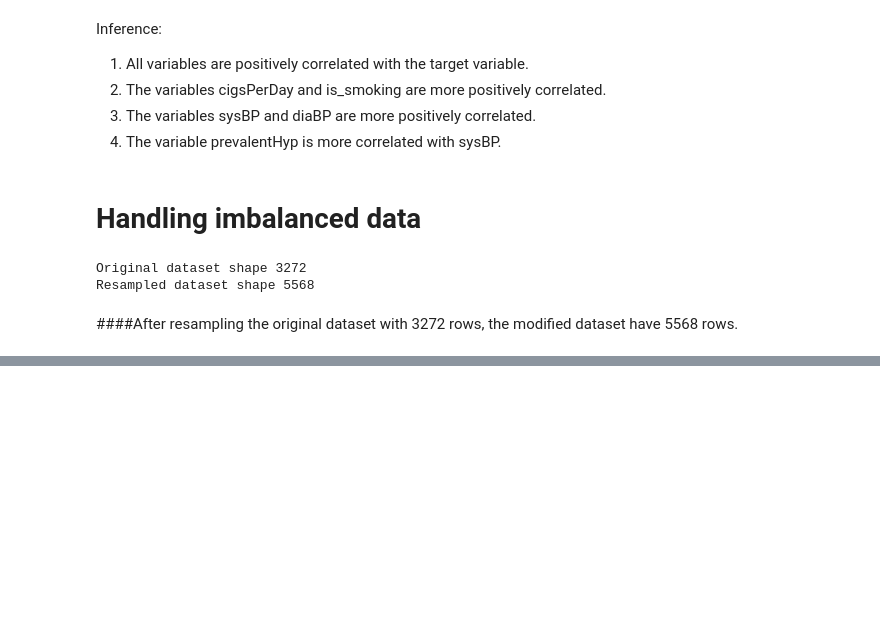
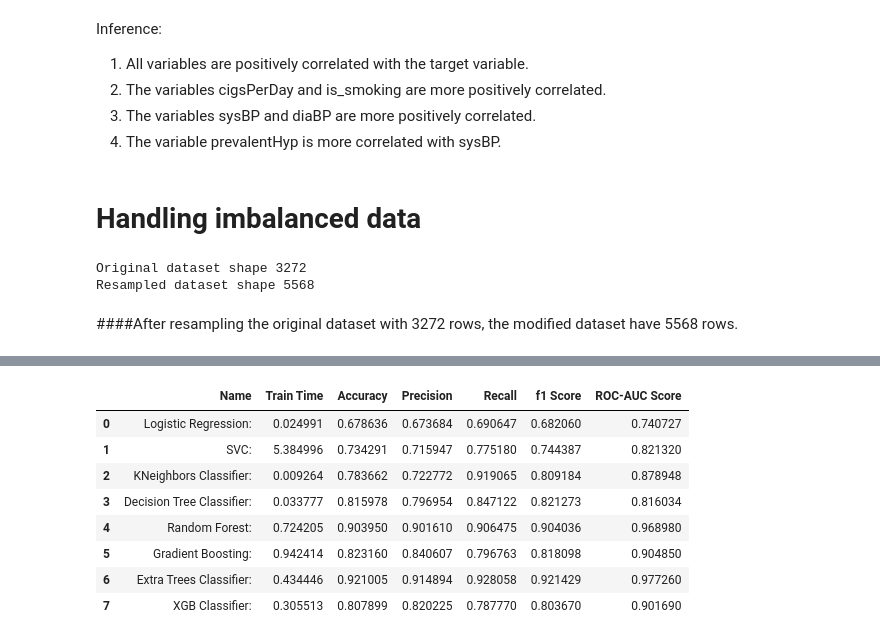
Before and after one commit to Akshadanair/Cardiovascular-Risk-Prediction, a Jupyter notebook: Cardiovascular_Risk_Prediction.ipynb, the cells around one changed output, grey strips where cells are left out. Drawn from its saved outputs; the diff is of its cells as text; code cells hidden in the pictures; blank space fills up the shorter version.

```diff
--- a/Cardiovascular_Risk_Prediction.ipynb
+++ b/Cardiovascular_Risk_Prediction.ipynb
@@ -633,0 +754,3 @@ Resampled dataset shape 5568
+# %%
+#Splitting the dataset into the training and validation set
+X_train, X_val, y_train, y_val = train_test_split(X_smote, y_smote, test_size = 0.2, random_state = 0)
@@ -633,0 +796,38 @@ Resampled dataset shape 5568
+# %%
+#Run all the proposed models and update the information in a list model_data
+
+#Creating model_data as an empty list
+model_data = []
+for name, n_model in models:
+    n_model_data = {}
+
+    #Using random seed and random_state to produce the same results across different executions
+    np.random.seed(20)
+    n_model.random_state = 0
+
+    #Adding names in n_model_data dictionay
+    n_model_data["Name"] = name
+
+    #Start time of model
+    start = time.time()
+
+    #Fitting the model
+    n_model.fit(X_train, y_train)
+
+    #End time of model
+    end = time.time()
+    n_model_data["Train Time"] = end - start
+
+    #Get the predicted classes and probabilities
+    y_val_pred = n_model.predict(X_val)
+    y_val_prob = n_model.predict_proba(X_val)
+
+    #evaluating metrics
+    n_model_data["Accuracy"] = accuracy_score(y_val, y_val_pred)
+    n_model_data["Precision"] = precision_score(y_val, y_val_pred)
+    n_model_data["Recall"] = recall_score(y_val, y_val_pred)
+    n_model_data["f1 Score"] = f1_score(y_val, y_val_pred)
+    n_model_data["ROC-AUC Score"] = roc_auc_score(y_val, y_val_prob[:, 1])
+
+    #Appending all metrics into model_data list
+    model_data.append(n_model_data)
@@ -633,0 +855,14 @@ Resampled dataset shape 5568
+# %%
+#Creating a dataset from model_data to compare the performance of different models
+model_data_df = pd.DataFrame(model_data)
+model_data_df
+# %% [output]
+|  | Name | Train Time | Accuracy | Precision | Recall | f1 Score | ROC-AUC Score |
+| 0 | Logistic Regression: | 0.024991 | 0.678636 | 0.673684 | 0.690647 | 0.682060 | 0.740727 |
+| 1 | SVC: | 5.384996 | 0.734291 | 0.715947 | 0.775180 | 0.744387 | 0.821320 |
+| 2 | KNeighbors Classifier: | 0.009264 | 0.783662 | 0.722772 | 0.919065 | 0.809184 | 0.878948 |
+| 3 | Decision Tree Classifier: | 0.033777 | 0.815978 | 0.796954 | 0.847122 | 0.821273 | 0.816034 |
+| 4 | Random Forest: | 0.724205 | 0.903950 | 0.901610 | 0.906475 | 0.904036 | 0.968980 |
+| 5 | Gradient Boosting: | 0.942414 | 0.823160 | 0.840607 | 0.796763 | 0.818098 | 0.904850 |
+| 6 | Extra Trees Classifier: | 0.434446 | 0.921005 | 0.914894 | 0.928058 | 0.921429 | 0.977260 |
+| 7 | XGB Classifier: | 0.305513 | 0.807899 | 0.820225 | 0.787770 | 0.803670 | 0.901690 |
```
Also changed, not shown: parts of 19 cells of this notebook.
